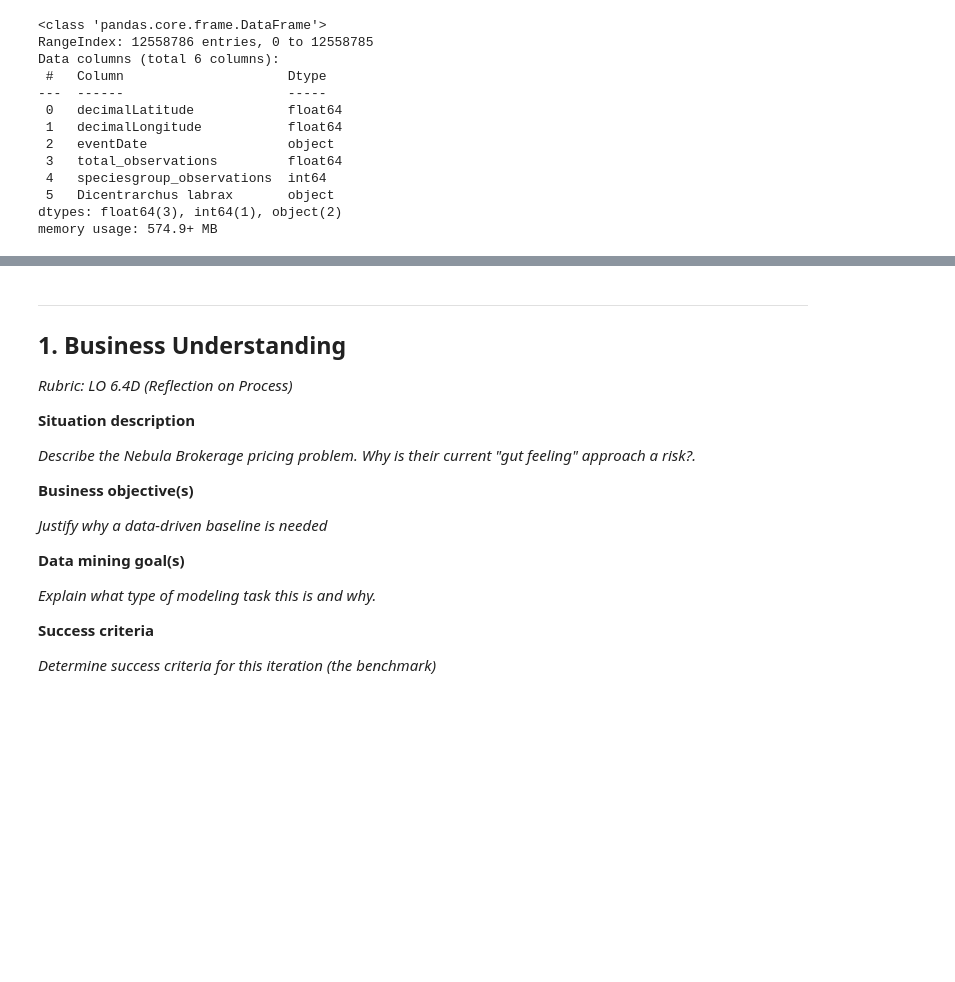
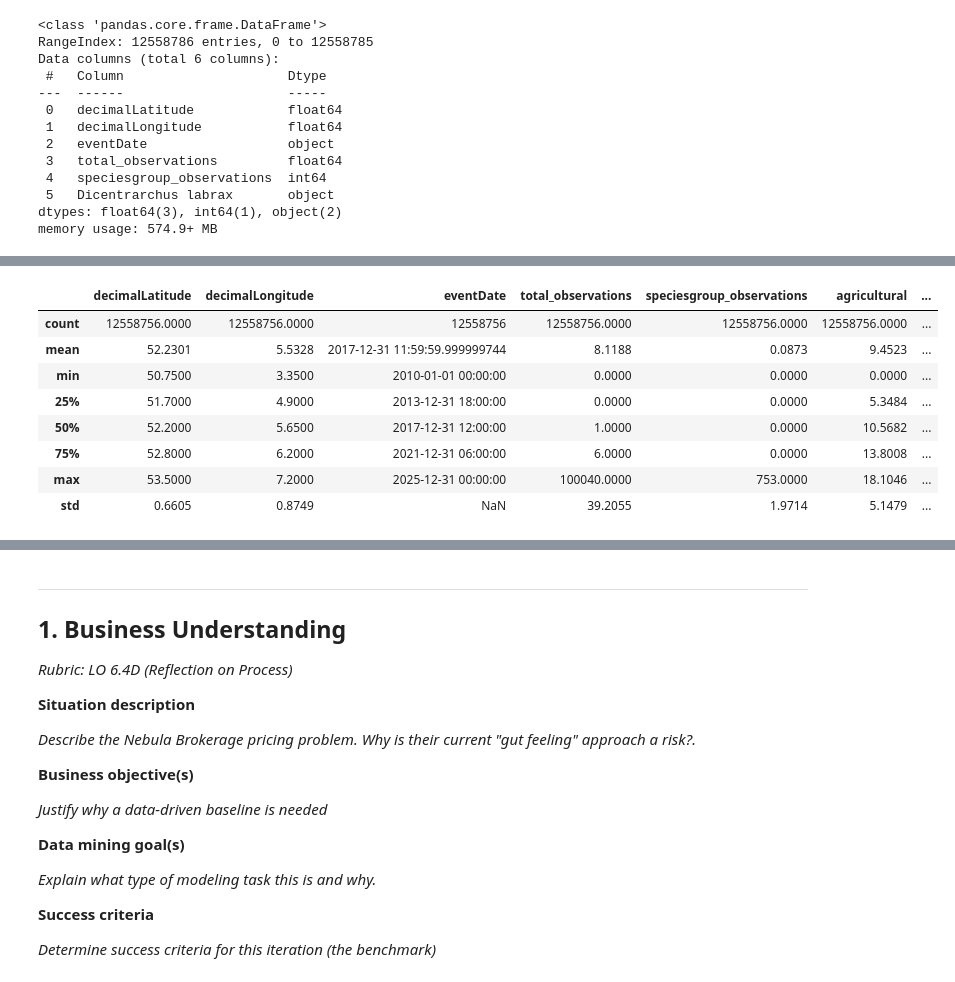
Before and after one commit to XueHu2222/DSAI, a Jupyter notebook: assignment_template_it1.ipynb, the cells around one changed output, grey strips where cells are left out. Saved outputs shown, nothing was run; the diff lists cells and outputs as text; code cells hidden in the pictures; blank space fills up the shorter version.

```diff
--- a/assignment_template_it1.ipynb
+++ b/assignment_template_it1.ipynb
@@ -115,3 +155,15 @@ display(df_clean.isnull().sum().to_frame(name='missing_count'))
+# %%
+df_clean.describe()
+# %% [output]
+|  | decimalLatitude | decimalLongitude | eventDate | total_observations | speciesgroup_observations | agricultural | ... |
+| count | 12558756.0000 | 12558756.0000 | 12558756 | 12558756.0000 | 12558756.0000 | 12558756.0000 | ... |
+| mean | 52.2301 | 5.5328 | 2017-12-31 11:59:59.999999744 | 8.1188 | 0.0873 | 9.4523 | ... |
+| min | 50.7500 | 3.3500 | 2010-01-01 00:00:00 | 0.0000 | 0.0000 | 0.0000 | ... |
+| 25% | 51.7000 | 4.9000 | 2013-12-31 18:00:00 | 0.0000 | 0.0000 | 5.3484 | ... |
+| 50% | 52.2000 | 5.6500 | 2017-12-31 12:00:00 | 1.0000 | 0.0000 | 10.5682 | ... |
+| 75% | 52.8000 | 6.2000 | 2021-12-31 06:00:00 | 6.0000 | 0.0000 | 13.8008 | ... |
+| max | 53.5000 | 7.2000 | 2025-12-31 00:00:00 | 100040.0000 | 753.0000 | 18.1046 | ... |
+| std | 0.6605 | 0.8749 | NaN | 39.2055 | 1.9714 | 5.1479 | ... |
 # %%
 # --- STEP 2.4: DATA CONSTRUCTION ---
 
```
Also changed, not shown: parts of 10 cells of this notebook, 1 other file.
